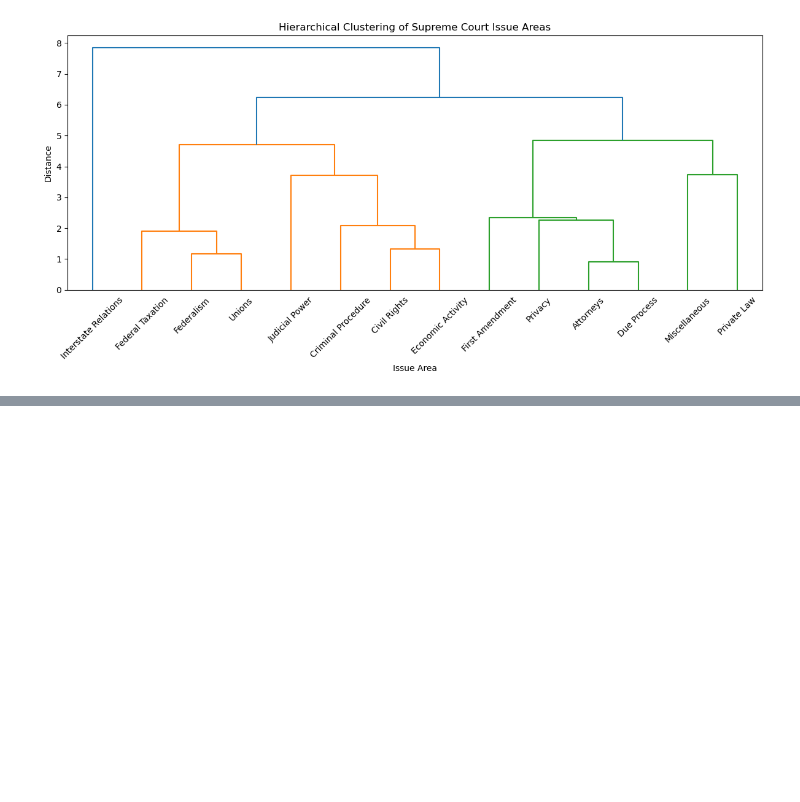
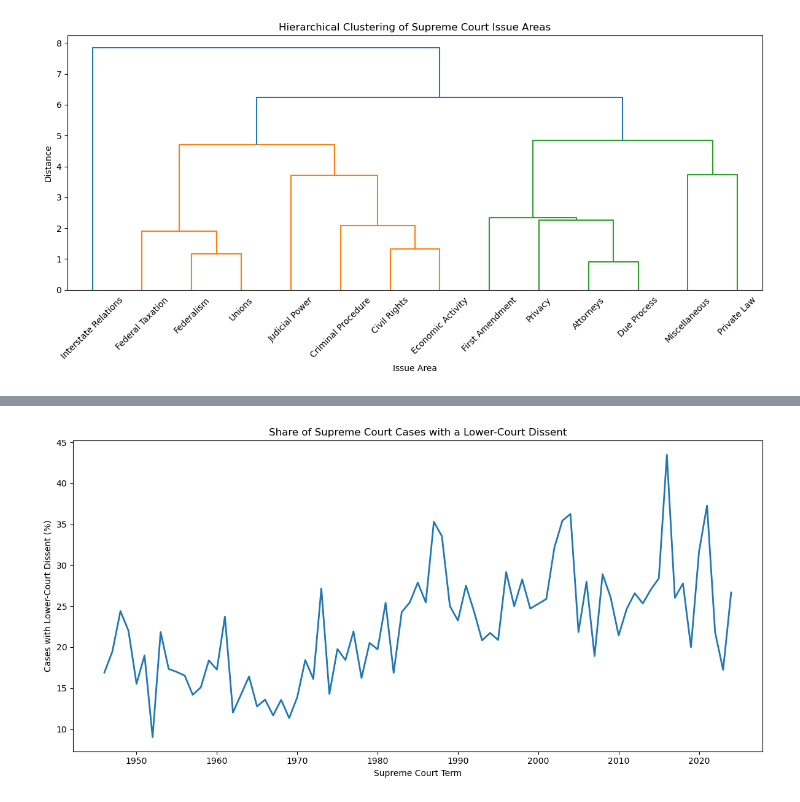
Before and after one commit to zs-zhuang/Supreme-Court-Case-Analytics, a Jupyter notebook: notebooks/case_count_duration.ipynb, the cells around one changed output, grey strips where cells are left out. Saved outputs shown, nothing was run; the diff lists cells and outputs as text; code cells hidden in the pictures; blank space fills up the shorter version.

```diff
--- a/notebooks/case_count_duration.ipynb
+++ b/notebooks/case_count_duration.ipynb
@@ -1011,0 +1081,26 @@ plt.show()
+# %%
+# Calculate percentage of cases just with a lower-court dissent
+
+disagreement_rate = (
+    data.groupby('term')['lcDisagreementText']
+        .apply(lambda x: (x == 'Dissent in lower court').mean() * 100)
+)
+
+# Plot
+ax = disagreement_rate.plot(
+    figsize=(12, 6),
+    linewidth=2
+)
+
+ax.set_title(
+    "Share of Supreme Court Cases with a Lower-Court Dissent"
+)
+ax.set_xlabel("Supreme Court Term")
+ax.set_ylabel("Cases with Lower-Court Dissent (%)")
+
+plt.tight_layout()
+plt.savefig("../results/percent_lower_court_disagreeOnly_over_time.jpg",
+            bbox_inches='tight', dpi=300)
+plt.show()
+# %% [output]
+[figure, added]
```
Also changed, not shown: parts of 1 cell of this notebook, 4 other files.
